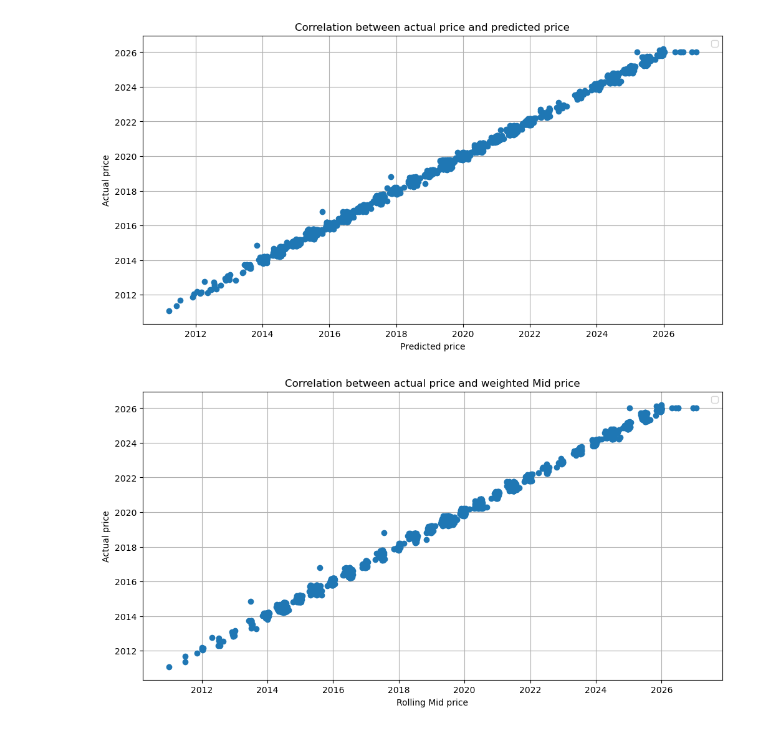
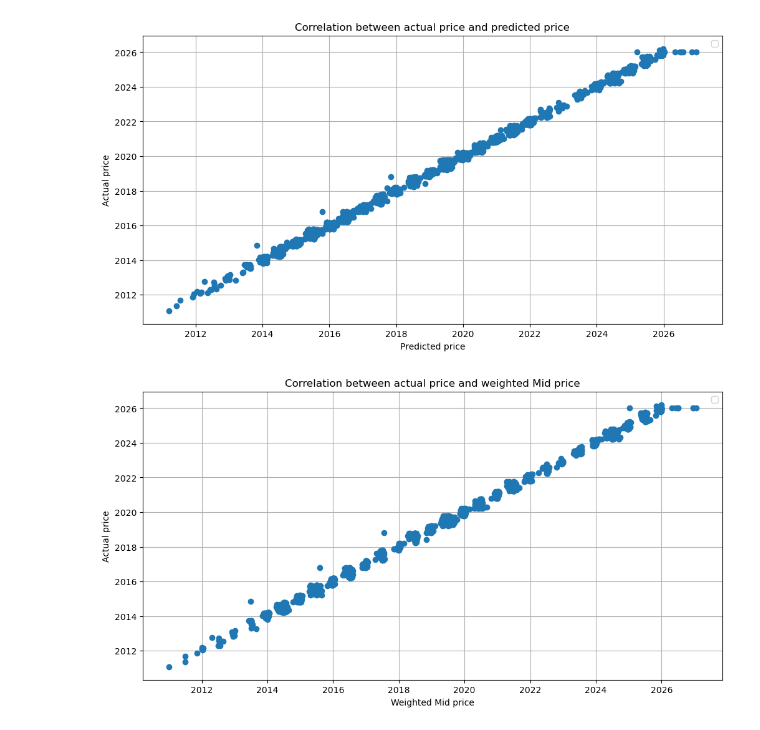
Before and after one commit to UlrichVestuche/IMC-Prosperity-3, a Jupyter notebook: Tutorial Gleb/data_ga.ipynb, the cells around one changed output. Cells and saved outputs as stored; diff of their text form; code cells hidden in the pictures.

```diff
--- a/Tutorial Gleb/data_ga.ipynb
+++ b/Tutorial Gleb/data_ga.ipynb
@@ -355,14 +355,14 @@ plt.show()
 # %%
 #df_kelp_rolling_mid = [x for x in df_kelp['mid_price'].rolling(window=4).mean()]
 df_kelp_actual_price = [x + 2026 for x in df_kelp['profit_and_loss']]
 
 plt.figure(figsize=(12, 6))
 plt.plot(df_kelp_weighted_mid,df_kelp_actual_price,'o')
-plt.xlabel('Rolling Mid price')
+plt.xlabel('Weighted Mid price')
 plt.ylabel('Actual price')
 plt.title('Correlation between actual price and weighted Mid price')
 plt.legend()
 plt.grid(True)
 plt.show()
 # %% [output]
-[figure, old version]
+[figure, new version]
```
Also changed, not shown: parts of 5 cells of this notebook, 6 other files.
